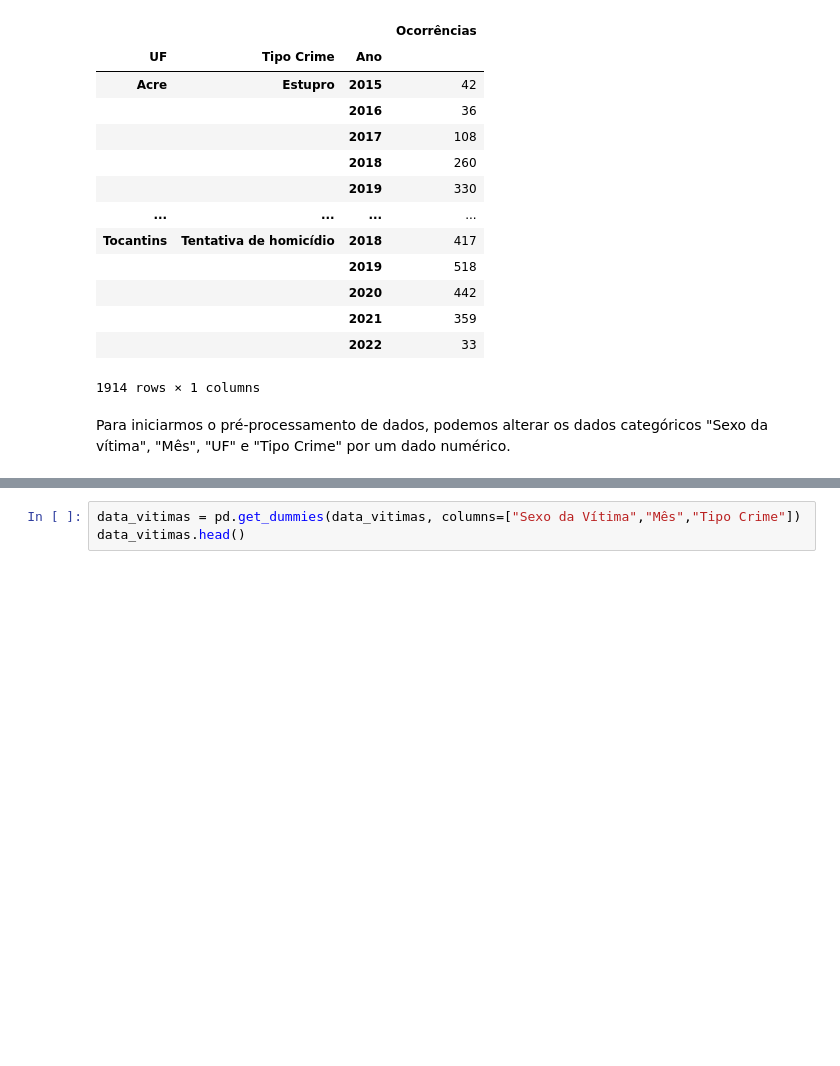
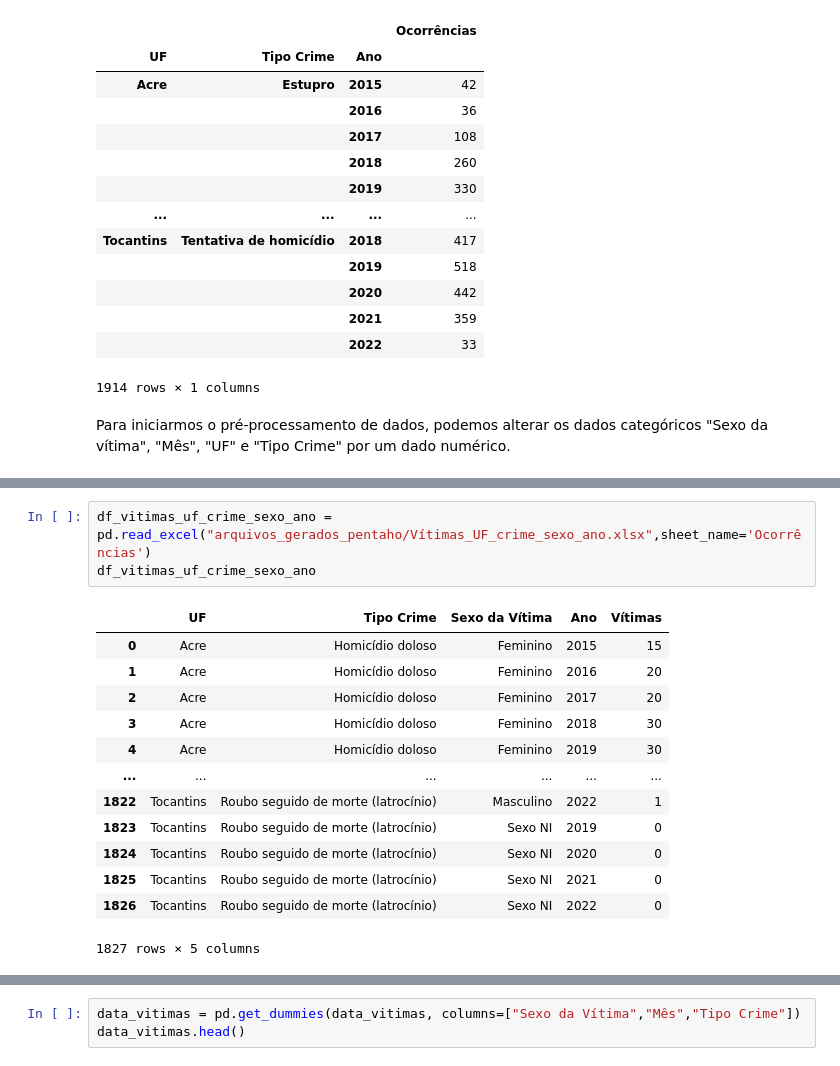
Before and after one commit to joaopedromendonca/Trabalho-pratico-ML, a Jupyter notebook: Copy_of_tp_clusterizacao_dados_criminais(1).ipynb, the cells around one changed output, grey strips where cells are left out. Drawn from its saved outputs; the diff is of its cells as text; blank space fills up the shorter version.

```diff
--- a/Copy_of_tp_clusterizacao_dados_criminais(1).ipynb
+++ b/Copy_of_tp_clusterizacao_dados_criminais(1).ipynb
@@ -116,0 +202,17 @@ Para iniciarmos o pré-processamento de dados, podemos alterar os dados categór
+# %%
+df_vitimas_uf_crime_sexo_ano = pd.read_excel("arquivos_gerados_pentaho/Vítimas_UF_crime_sexo_ano.xlsx",sheet_name='Ocorrências')
+df_vitimas_uf_crime_sexo_ano
+# %% [output]
+|  | UF | Tipo Crime | Sexo da Vítima | Ano | Vítimas |
+| 0 | Acre | Homicídio doloso | Feminino | 2015 | 15 |
+| 1 | Acre | Homicídio doloso | Feminino | 2016 | 20 |
+| 2 | Acre | Homicídio doloso | Feminino | 2017 | 20 |
+| 3 | Acre | Homicídio doloso | Feminino | 2018 | 30 |
+| 4 | Acre | Homicídio doloso | Feminino | 2019 | 30 |
+| ... | ... | ... | ... | ... | ... |
+| 1822 | Tocantins | Roubo seguido de morte (latrocínio) | Masculino | 2022 | 1 |
+| 1823 | Tocantins | Roubo seguido de morte (latrocínio) | Sexo NI | 2019 | 0 |
+| 1824 | Tocantins | Roubo seguido de morte (latrocínio) | Sexo NI | 2020 | 0 |
+| 1825 | Tocantins | Roubo seguido de morte (latrocínio) | Sexo NI | 2021 | 0 |
+| 1826 | Tocantins | Roubo seguido de morte (latrocínio) | Sexo NI | 2022 | 0 |
+1827 rows × 5 columns
```
Also changed, not shown: parts of 7 cells of this notebook.
